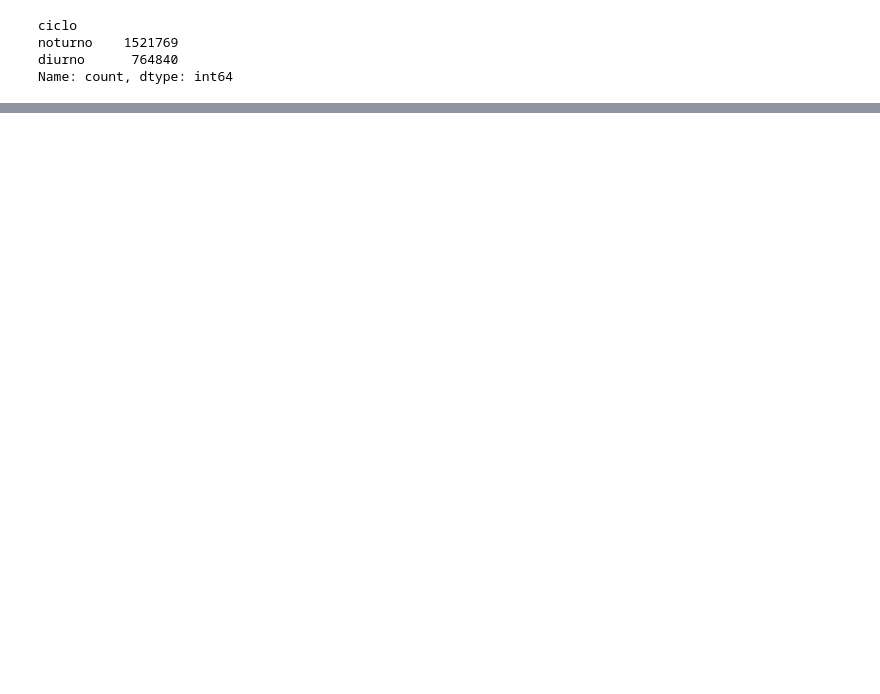
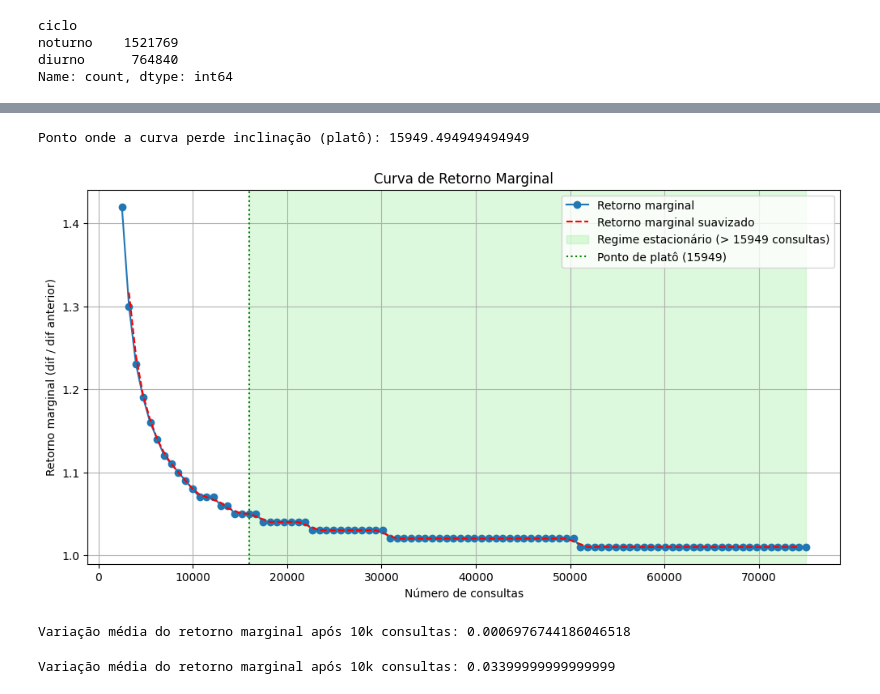
Before and after one commit to Fagner608/projeto_consultas, a Jupyter notebook: src/planejamento/como_onde.ipynb, the cells around one changed output, grey strips where cells are left out. Drawn from its saved outputs; the diff is of its cells as text; code cells hidden in the pictures; blank space fills up the shorter version.

```diff
--- a/src/planejamento/como_onde.ipynb
+++ b/src/planejamento/como_onde.ipynb
@@ -99,0 +164,13 @@ agregado.qtd_finalizadas.sum() / agregado.qtd_nao_finalizadas.sum()
+# %%
+TAXA_CONVERSAO = 1
+MCU = -27.17
+CUSTO_CONSULTA = 0.25
+LIMIAR = 0.001
+dados = pd.DataFrame({
+    "consulta": np.linspace(1000, 75000, 100)
+})
+dados['custo'] = dados["consulta"] * CUSTO_CONSULTA
+dados["mcu"] = round((dados["consulta"] * TAXA_CONVERSAO) * MCU, 2)
+dados["dif"] = round(dados["mcu"] - dados["custo"].shift(), 2)
+dados["retorno_dif"] = round(dados["dif"] / dados["dif"].shift(), 2)
+dados['retorno_dif'] = dados['retorno_dif']
@@ -99,0 +193,49 @@ agregado.qtd_finalizadas.sum() / agregado.qtd_nao_finalizadas.sum()
+# %%
+
+# derivada discreta
+dados['delta_ret_marginal'] = dados['retorno_dif'].diff().abs()
+
+# Calcula a derivada discreta
+dados['delta_ret_marginal'] = dados['retorno_dif'].diff().abs()
+
+# Suaviza a curva para reduzir ruídos
+dados['retorno_dif_smooth'] = dados['retorno_dif'].rolling(window=3, center=True).mean()
+dados['delta_ret_marginal_smooth'] = dados['retorno_dif_smooth'].diff().abs()
+dados = dados.iloc[2:, :]
+# Detecta o ponto do platô
+platô = dados[dados['delta_ret_marginal_smooth'] < LIMIAR]
+ponto_platô = platô.iloc[0]['consulta']
+print("Ponto onde a curva perde inclinação (platô):", ponto_platô)
+
+# Plotagem
+plt.figure(figsize=(12,6))
+plt.plot(dados['consulta'], dados['retorno_dif'], marker='o', label='Retorno marginal')
+plt.plot(dados['consulta'], dados['retorno_dif_smooth'], color='red', linestyle='--', label='Retorno marginal suavizado')
+
+# Destaca a região do platô
+plt.axvspan(ponto_platô, dados['consulta'].max(), color="lightgreen", alpha=0.3, label=f"Regime estacionário (> {int(ponto_platô)} consultas)")
+
+# Pontos de referência
+plt.axvline(x=ponto_platô, color='green', linestyle=':', label=f'Ponto de platô ({int(ponto_platô)})')
+
+# Labels e título
+plt.xlabel("Número de consultas")
+plt.ylabel("Retorno marginal (dif / dif anterior)")
+plt.title("Curva de Retorno Marginal")
+plt.legend()
+plt.grid(True)
+# %% [output]
+Ponto onde a curva perde inclinação (platô): 15949.494949494949
+[figure, added]
+# %%
+estavel = dados[dados["consulta"] > 10000]
+variacao_media = estavel["retorno_dif"].diff().abs().mean()
+print("Variação média do retorno marginal após 10k consultas:", variacao_media)
+# %% [output]
+Variação média do retorno marginal após 10k consultas: 0.0006976744186046518
+# %%
+estavel = dados[dados["consulta"] < 10000]
+variacao_media = estavel["retorno_dif"].diff().abs().mean()
+print("Variação média do retorno marginal após 10k consultas:", variacao_media)
+# %% [output]
+Variação média do retorno marginal após 10k consultas: 0.03399999999999999
```
Also changed, not shown: parts of 15 cells of this notebook, 2 other files.
